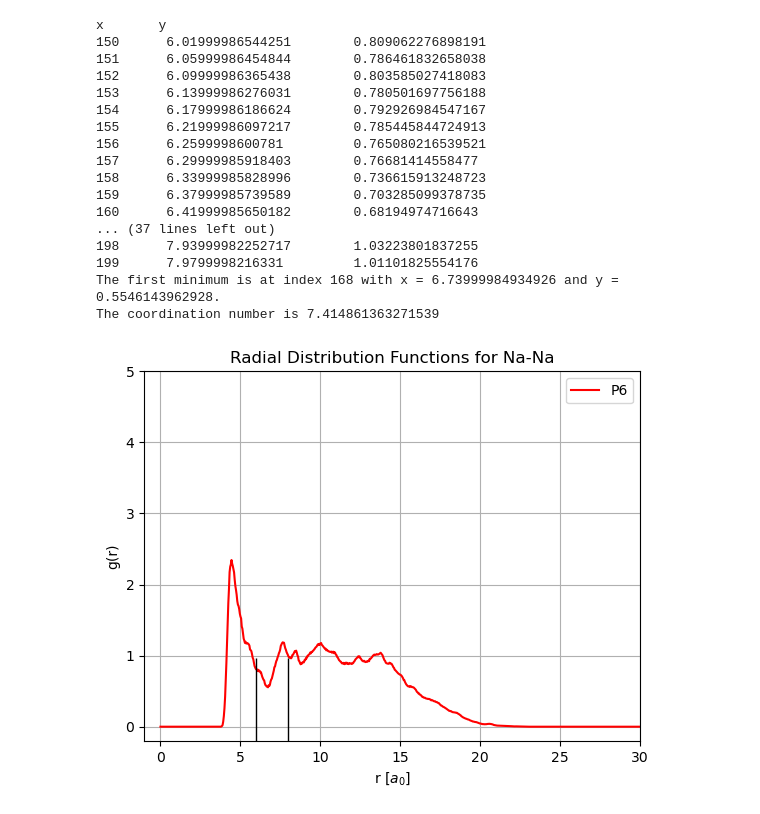
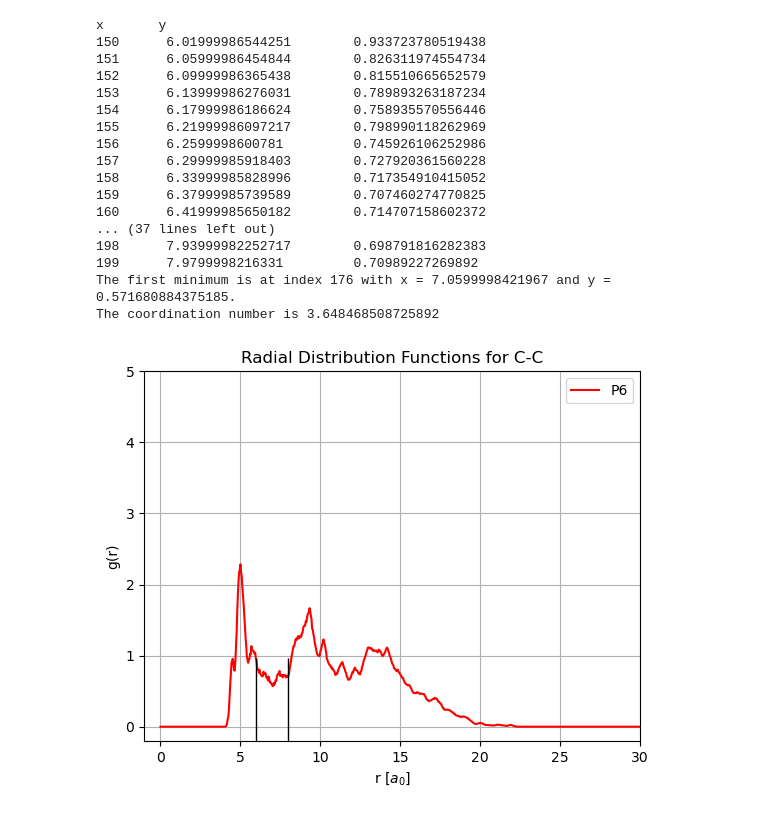
Before and after one commit to fionabaumhauer/msc_summer_project, a Jupyter notebook: coordination_numbers.ipynb, the cells around one changed output. Saved outputs shown, nothing was run; the diff lists cells and outputs as text; code cells hidden in the pictures.

```diff
--- a/coordination_numbers.ipynb
+++ b/coordination_numbers.ipynb
@@ -5,7 +5,7 @@ import math
 
 ###### MODIFY THIS BIT
 pressure = 6
-pair = '331' #pairs = ['111','121', '131', '221', '231','331']
+pair = '221' #pairs = ['111','121', '131', '221', '231','331']
 ###############
 
 cell_lengths = [33.7316000000000, 32.0000000000000, 30.0000000000000, 28.4944116841394, 28.0563780094177, 26.8879850364710]
@@ -30,7 +30,7 @@ def calculate_cn(x_values, y_values, index_at_min, rho):
     coordination_number = 4 * math.pi * rho * integral
     print('The coordination number is ' + str(coordination_number))
 
-def pick_range(lower_index, upper_index, x_values, y_values):
+def find_min(lower_index, upper_index, x_values, y_values):
     plt.plot(x_values[lower_index],0, marker = '|', color = 'black', markersize = 100)
     plt.plot(x_values[upper_index],0, marker = '|', color = 'black', markersize = 100)
     min_index = None
@@ -66,50 +66,50 @@ plt.plot(x_values, y_values, label = label, color = colour)
 
 plt.legend()
 plt.xlim(-1,30)
 plt.ylim(-0.2,5)
 plt.xlabel('r [$a_0$]')
 plt.ylabel('g(r)')
 plt.grid(True)
 
 title_label = ''
 for character in pair[:-1]:
     if character == '1':
         title_label += 'O-'
     elif character == '2':
         title_label += 'C-'
     elif character == '3':
         title_label += 'Na-'
     else:
         print('Invalid character:', character)
         break
 title_label = title_label[:-1]
 plt.title('Radial Distribution Functions for ' + title_label)
 
 #####
 
 lower_index = 150
 upper_index = 200
-index_at_min = pick_range(lower_index, upper_index, x_values, y_values)
+index_at_min = find_min(lower_index, upper_index, x_values, y_values)
 calculate_cn(x_values, y_values, index_at_min, rho)
 # %% [output]
 x       y
-150      6.01999986544251        0.809062276898191
-151      6.05999986454844        0.786461832658038
-152      6.09999986365438        0.803585027418083
-153      6.13999986276031        0.780501697756188
-154      6.17999986186624        0.792926984547167
-155      6.21999986097217        0.785445844724913
-156      6.2599998600781         0.765080216539521
-157      6.29999985918403        0.76681414558477
-158      6.33999985828996        0.736615913248723
-159      6.37999985739589        0.703285099378735
-160      6.41999985650182        0.68194974716643
+150      6.01999986544251        0.933723780519438
+151      6.05999986454844        0.826311974554734
+152      6.09999986365438        0.815510665652579
+153      6.13999986276031        0.789893263187234
+154      6.17999986186624        0.758935570556446
+155      6.21999986097217        0.798990118262969
+156      6.2599998600781         0.745926106252986
+157      6.29999985918403        0.727920361560228
+158      6.33999985828996        0.717354910415052
+159      6.37999985739589        0.707460274770825
+160      6.41999985650182        0.714707158602372
 ... (37 lines left out)
-198      7.93999982252717        1.03223801837255
-199      7.9799998216331         1.01101825554176
-The first minimum is at index 168 with x = 6.73999984934926 and y = 0.5546143962928.
-The coordination number is 7.414861363271539
+198      7.93999982252717        0.698791816282383
+199      7.9799998216331         0.70989227269892
+The first minimum is at index 176 with x = 7.0599998421967 and y = 0.571680884375185.
+The coordination number is 3.648468508725892
-[figure, old version]
+[figure, new version]
 # %%
 import numpy as np
 
```
Also changed, not shown: parts of 2 cells of this notebook, 1 other file.
